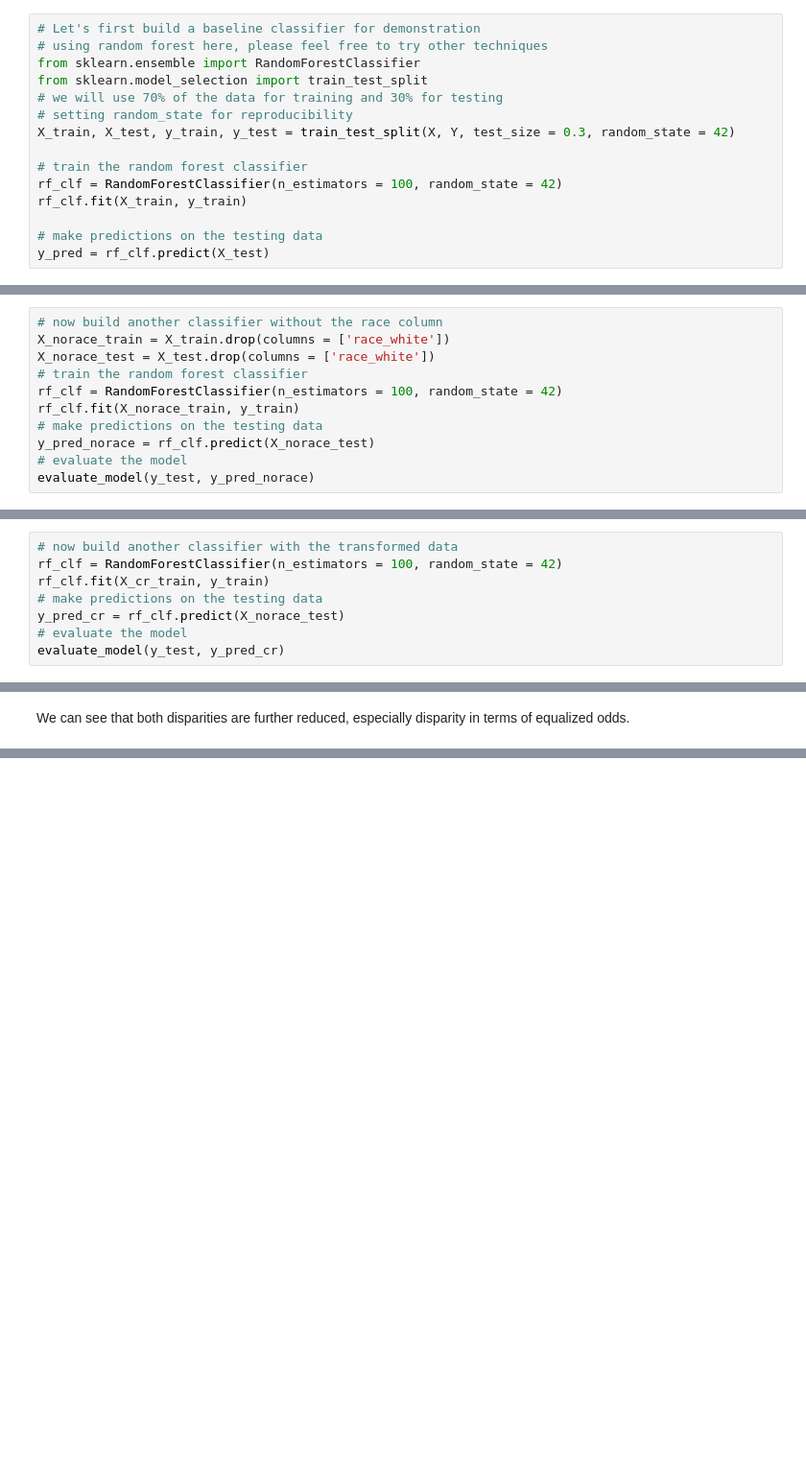
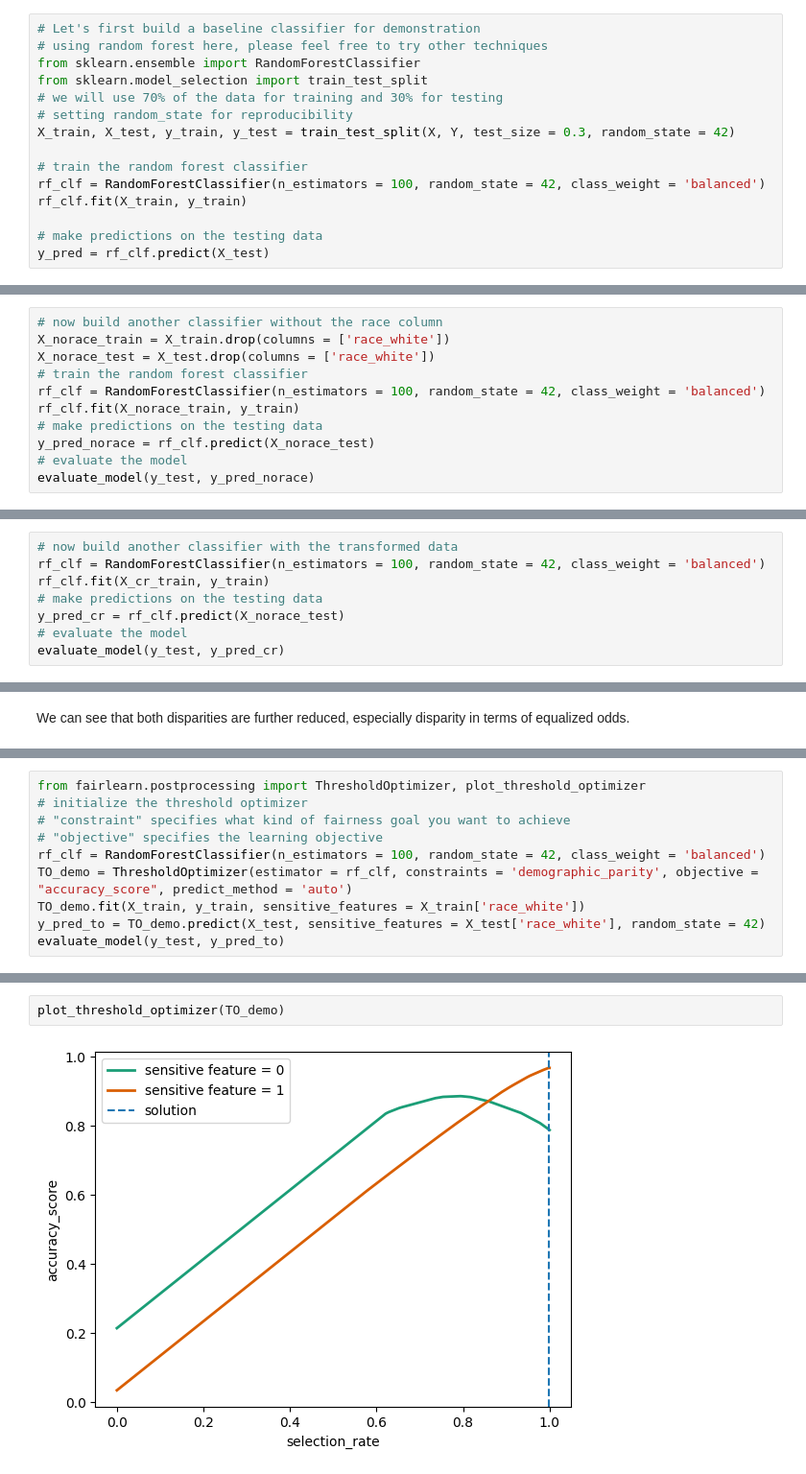
Before and after one commit to mochenyang/Responsible-AI, a Jupyter notebook: book/content/1-3-mitigation.ipynb, the cells around one changed output, grey strips where cells are left out. Shown: that part at 96% size. Saved outputs shown, nothing was run; the diff lists cells and outputs as text; blank space fills up the shorter version.

```diff
--- a/book/content/1-3-mitigation.ipynb
+++ b/book/content/1-3-mitigation.ipynb
@@ -50,7 +50,7 @@ from sklearn.model_selection import train_test_split
 X_train, X_test, y_train, y_test = train_test_split(X, Y, test_size = 0.3, random_state = 42)
 
 # train the random forest classifier
-rf_clf = RandomForestClassifier(n_estimators = 100, random_state = 42)
+rf_clf = RandomForestClassifier(n_estimators = 100, random_state = 42, class_weight = 'balanced')
 rf_clf.fit(X_train, y_train)
 
 # make predictions on the testing data
@@ -95,7 +95,7 @@ The idea of pre-processing is to modify the data used for model training to remo
 X_norace_train = X_train.drop(columns = ['race_white'])
 X_norace_test = X_test.drop(columns = ['race_white'])
 # train the random forest classifier
-rf_clf = RandomForestClassifier(n_estimators = 100, random_state = 42)
+rf_clf = RandomForestClassifier(n_estimators = 100, random_state = 42, class_weight = 'balanced')
 rf_clf.fit(X_norace_train, y_train)
 # make predictions on the testing data
 y_pred_norace = rf_clf.predict(X_norace_test)
@@ -143,7 +143,7 @@ gender_male    5.147216e-15
 dtype: float64
 # %%
 # now build another classifier with the transformed data
-rf_clf = RandomForestClassifier(n_estimators = 100, random_state = 42)
+rf_clf = RandomForestClassifier(n_estimators = 100, random_state = 42, class_weight = 'balanced')
 rf_clf.fit(X_cr_train, y_train)
 # make predictions on the testing data
 y_pred_cr = rf_clf.predict(X_norace_test)
@@ -160,0 +169,10 @@ We can see that both disparities are further reduced, especially disparity in te
+# %%
+from fairlearn.postprocessing import ThresholdOptimizer, plot_threshold_optimizer
+# initialize the threshold optimizer
+# "constraint" specifies what kind of fairness goal you want to achieve
+# "objective" specifies the learning objective
+rf_clf = RandomForestClassifier(n_estimators = 100, random_state = 42, class_weight = 'balanced')
+TO_demo = ThresholdOptimizer(estimator = rf_clf, constraints = 'demographic_parity', objective = "accuracy_score", predict_method = 'auto')
+TO_demo.fit(X_train, y_train, sensitive_features = X_train['race_white'])
+y_pred_to = TO_demo.predict(X_test, sensitive_features = X_test['race_white'], random_state = 42)
+evaluate_model(y_test, y_pred_to)
@@ -160,0 +186,4 @@ We can see that both disparities are further reduced, especially disparity in te
+# %%
+plot_threshold_optimizer(TO_demo)
+# %% [output]
+[figure, added]
```
Also changed, not shown: parts of 11 cells of this notebook.
